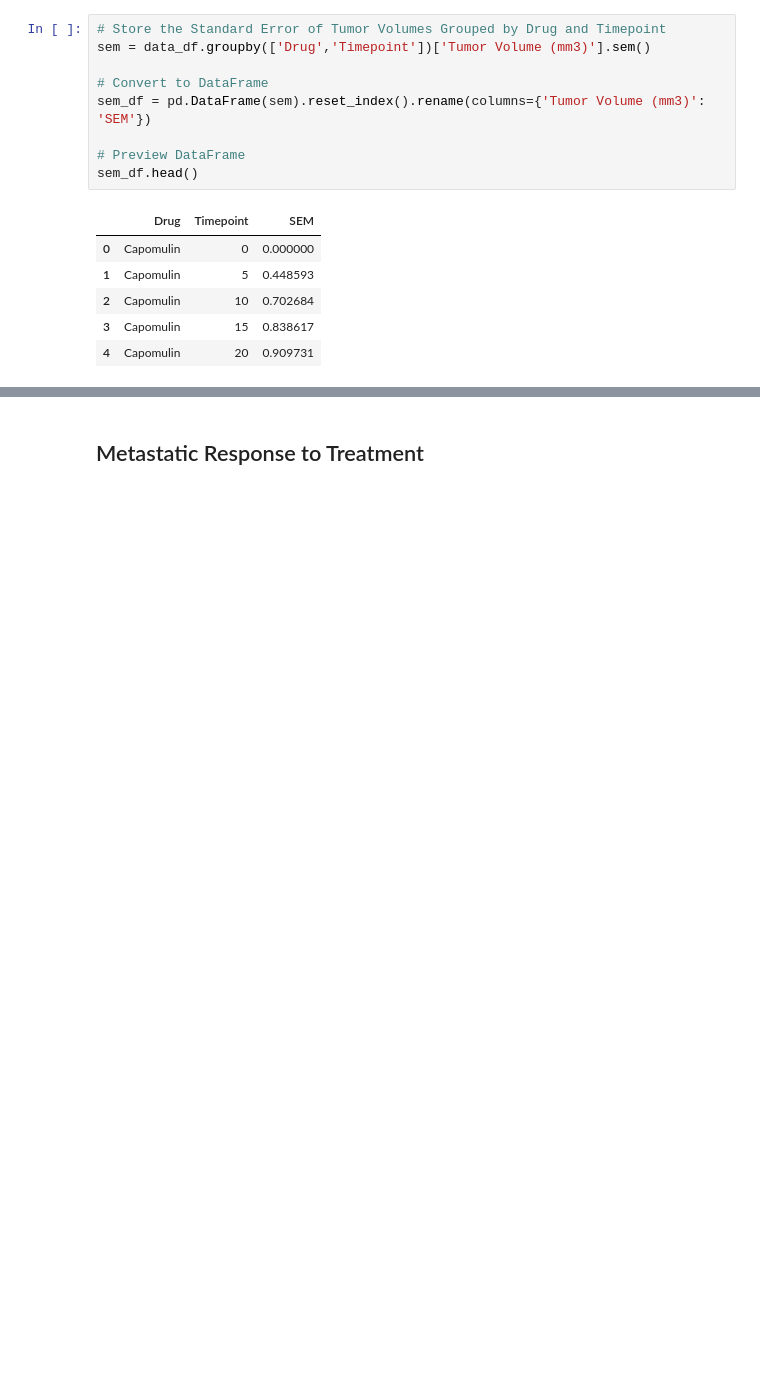
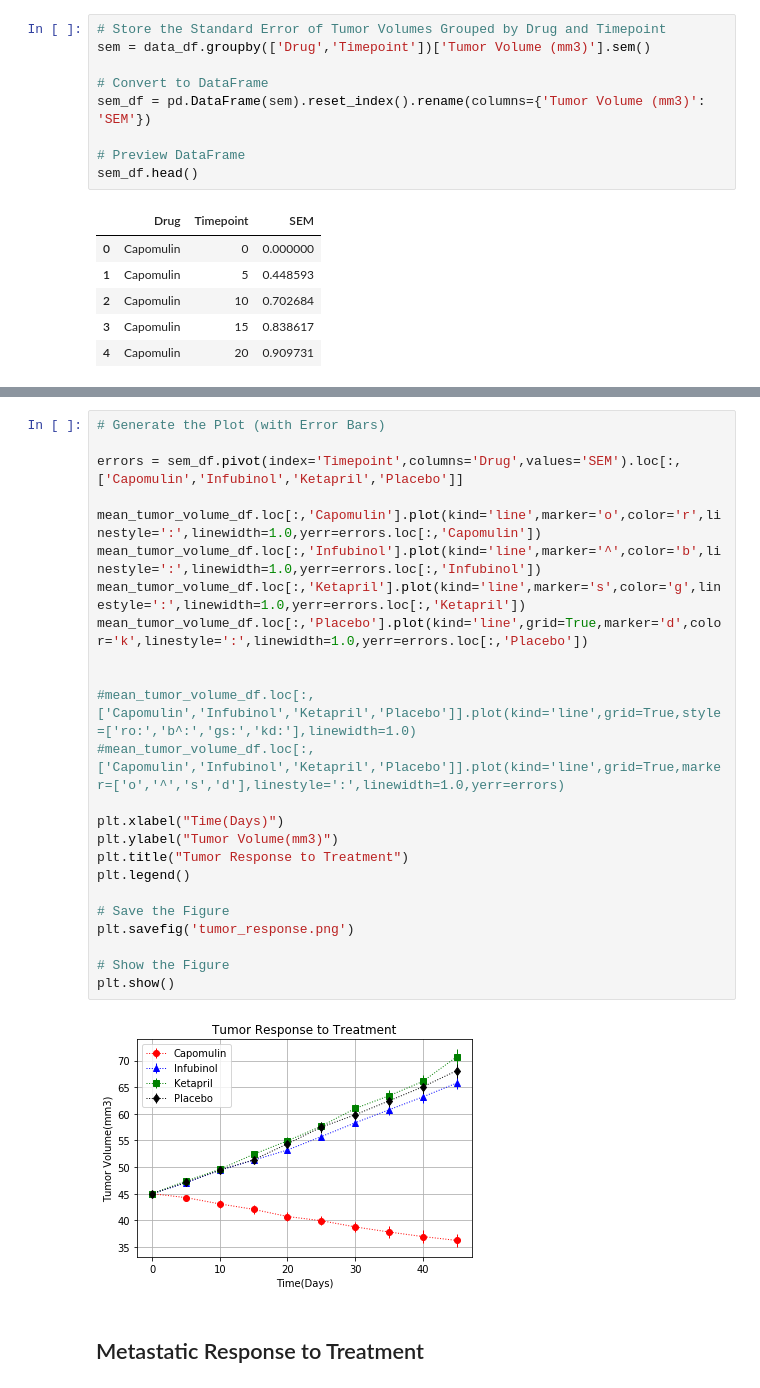
Before and after one commit to FractalMind81/DataAnalytics, a Jupyter notebook: Python/Matplotlib/pymaceuticals_starter.ipynb, the cells around one changed output, grey strips where cells are left out. Drawn from its saved outputs; the diff is of its cells as text; blank space fills up the shorter version.

Commit message:
Add tumor response plot

```diff
--- a/Python/Matplotlib/pymaceuticals_starter.ipynb
+++ b/Python/Matplotlib/pymaceuticals_starter.ipynb
@@ -92,3 +80,29 @@ plt.show()
+# %%
+# Generate the Plot (with Error Bars)
+
+errors = sem_df.pivot(index='Timepoint',columns='Drug',values='SEM').loc[:,['Capomulin','Infubinol','Ketapril','Placebo']]
+
+mean_tumor_volume_df.loc[:,'Capomulin'].plot(kind='line',marker='o',color='r',linestyle=':',linewidth=1.0,yerr=errors.loc[:,'Capomulin'])
+mean_tumor_volume_df.loc[:,'Infubinol'].plot(kind='line',marker='^',color='b',linestyle=':',linewidth=1.0,yerr=errors.loc[:,'Infubinol'])
+mean_tumor_volume_df.loc[:,'Ketapril'].plot(kind='line',marker='s',color='g',linestyle=':',linewidth=1.0,yerr=errors.loc[:,'Ketapril'])
+mean_tumor_volume_df.loc[:,'Placebo'].plot(kind='line',grid=True,marker='d',color='k',linestyle=':',linewidth=1.0,yerr=errors.loc[:,'Placebo'])
+
+
+#mean_tumor_volume_df.loc[:,['Capomulin','Infubinol','Ketapril','Placebo']].plot(kind='line',grid=True,style=['ro:','b^:','gs:','kd:'],linewidth=1.0)
+#mean_tumor_volume_df.loc[:,['Capomulin','Infubinol','Ketapril','Placebo']].plot(kind='line',grid=True,marker=['o','^','s','d'],linestyle=':',linewidth=1.0,yerr=errors)
+
+plt.xlabel("Time(Days)")
+plt.ylabel("Tumor Volume(mm3)")
+plt.title("Tumor Response to Treatment")
+plt.legend()
+
+# Save the Figure
+plt.savefig('tumor_response.png')
+
+# Show the Figure
+plt.show()
+# %% [output]
+[figure, added]
 # %% [markdown]
 ## Metastatic Response to Treatment
 # %%
```
Also changed, not shown: parts of 2 cells of this notebook.
